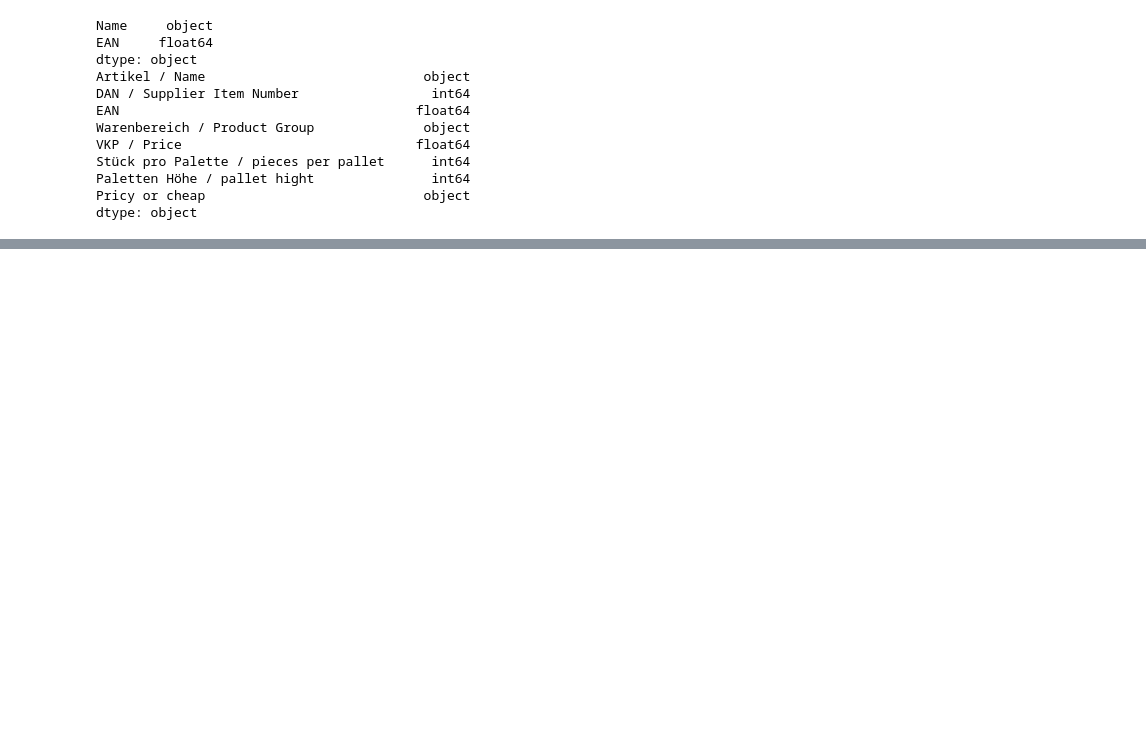
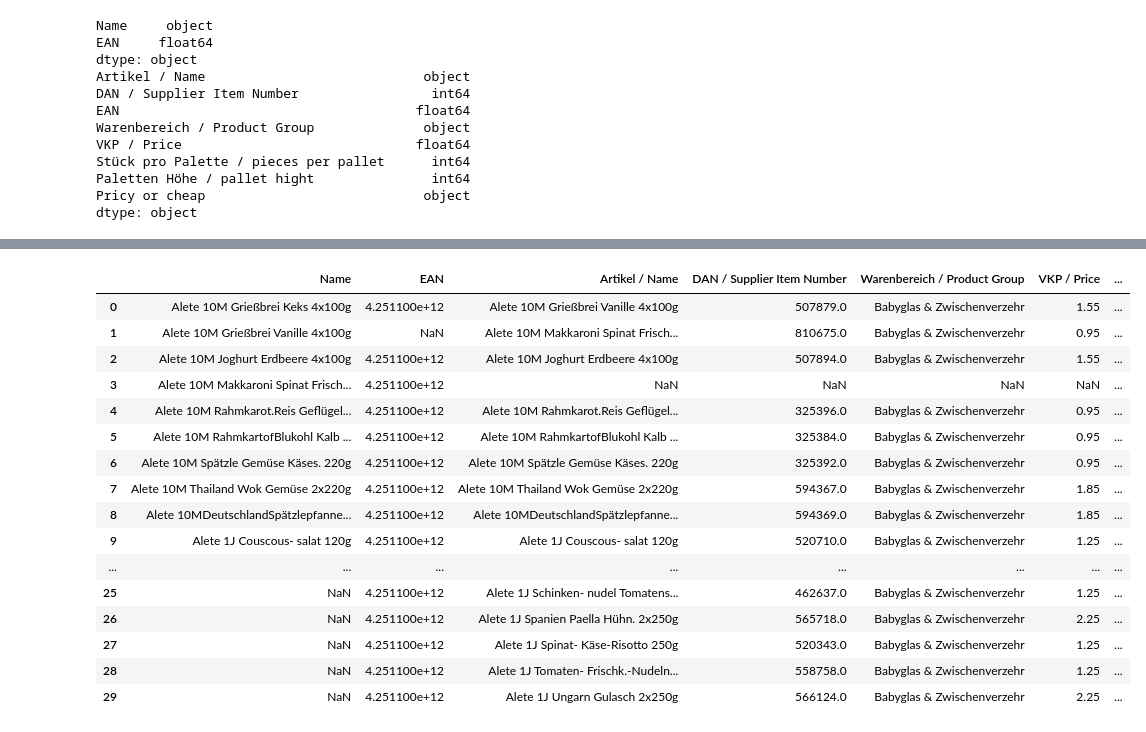
Before and after one commit to Frankdew1995/Python_Cookbook, a Jupyter notebook: 20-Data-Analysis-With-Pandas-Openpyxl/20-05-Pandas-Cookbook-Chapter-04.ipynb, the cells around one changed output, grey strips where cells are left out. Cells and saved outputs as stored; diff of their text form; code cells hidden in the pictures; blank space fills up the shorter version.

```diff
--- a/20-Data-Analysis-With-Pandas-Openpyxl/20-05-Pandas-Cookbook-Chapter-04.ipynb
+++ b/20-Data-Analysis-With-Pandas-Openpyxl/20-05-Pandas-Cookbook-Chapter-04.ipynb
@@ -88,0 +114,2 @@ df4
+# %%
+df6 = pd.merge(df1, df2, on="EAN", how="outer")
@@ -88,0 +120,20 @@ df4
+# %%
+df6
+# %% [output]
+|  | Name | EAN | Artikel / Name | DAN / Supplier Item Number | Warenbereich / Product Group | VKP / Price | ... |
+| 0 | Alete 10M Grießbrei Keks 4x100g | 4.251100e+12 | Alete 10M Grießbrei Vanille 4x100g | 507879.0 | Babyglas & Zwischenverzehr | 1.55 | ... |
+| 1 | Alete 10M Grießbrei Vanille 4x100g | NaN | Alete 10M Makkaroni Spinat Frisch... | 810675.0 | Babyglas & Zwischenverzehr | 0.95 | ... |
+| 2 | Alete 10M Joghurt Erdbeere 4x100g | 4.251100e+12 | Alete 10M Joghurt Erdbeere 4x100g | 507894.0 | Babyglas & Zwischenverzehr | 1.55 | ... |
+| 3 | Alete 10M Makkaroni Spinat Frisch... | 4.251100e+12 | NaN | NaN | NaN | NaN | ... |
+| 4 | Alete 10M Rahmkarot.Reis Geflügel... | 4.251100e+12 | Alete 10M Rahmkarot.Reis Geflügel... | 325396.0 | Babyglas & Zwischenverzehr | 0.95 | ... |
+| 5 | Alete 10M RahmkartofBlukohl Kalb ... | 4.251100e+12 | Alete 10M RahmkartofBlukohl Kalb ... | 325384.0 | Babyglas & Zwischenverzehr | 0.95 | ... |
+| 6 | Alete 10M Spätzle Gemüse Käses. 220g | 4.251100e+12 | Alete 10M Spätzle Gemüse Käses. 220g | 325392.0 | Babyglas & Zwischenverzehr | 0.95 | ... |
+| 7 | Alete 10M Thailand Wok Gemüse 2x220g | 4.251100e+12 | Alete 10M Thailand Wok Gemüse 2x220g | 594367.0 | Babyglas & Zwischenverzehr | 1.85 | ... |
+| 8 | Alete 10MDeutschlandSpätzlepfanne... | 4.251100e+12 | Alete 10MDeutschlandSpätzlepfanne... | 594369.0 | Babyglas & Zwischenverzehr | 1.85 | ... |
+| 9 | Alete 1J Couscous- salat 120g | 4.251100e+12 | Alete 1J Couscous- salat 120g | 520710.0 | Babyglas & Zwischenverzehr | 1.25 | ... |
+| ... | ... | ... | ... | ... | ... | ... | ... |
+| 25 | NaN | 4.251100e+12 | Alete 1J Schinken- nudel Tomatens... | 462637.0 | Babyglas & Zwischenverzehr | 1.25 | ... |
+| 26 | NaN | 4.251100e+12 | Alete 1J Spanien Paella Hühn. 2x250g | 565718.0 | Babyglas & Zwischenverzehr | 2.25 | ... |
+| 27 | NaN | 4.251100e+12 | Alete 1J Spinat- Käse-Risotto 250g | 520343.0 | Babyglas & Zwischenverzehr | 1.25 | ... |
+| 28 | NaN | 4.251100e+12 | Alete 1J Tomaten- Frischk.-Nudeln... | 558758.0 | Babyglas & Zwischenverzehr | 1.25 | ... |
+| 29 | NaN | 4.251100e+12 | Alete 1J Ungarn Gulasch 2x250g | 566124.0 | Babyglas & Zwischenverzehr | 2.25 | ... |
```
Also changed, not shown: parts of 10 cells of this notebook, 3 other files.
